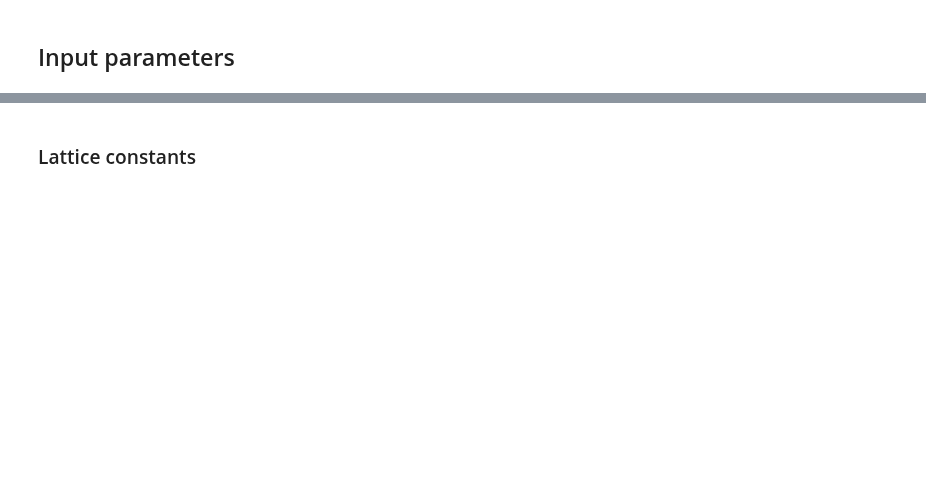
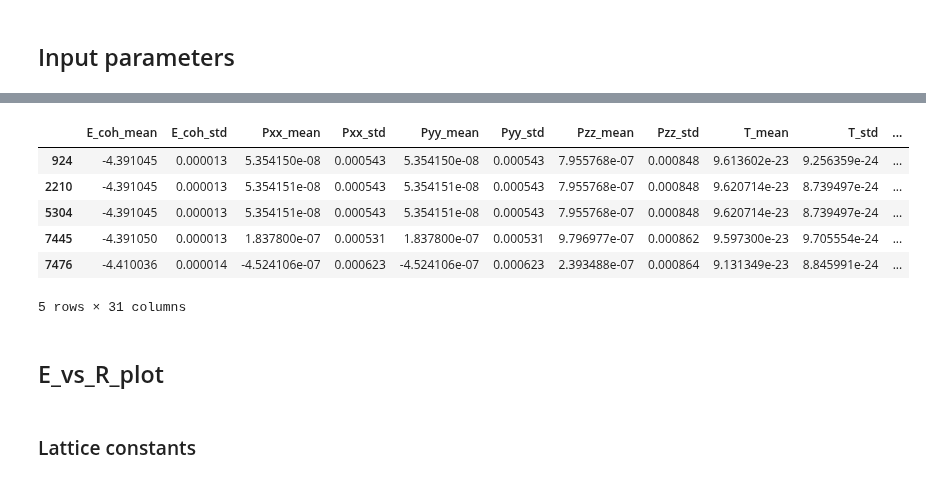
Before and after one commit to lmhale99/iprPy, a Jupyter notebook: website-generation/Comparison Plots.ipynb, the cells around one changed output, grey strips where cells are left out. Saved outputs shown, nothing was run; the diff lists cells and outputs as text; code cells hidden in the pictures; blank space fills up the shorter version.

```diff
--- a/website-generation/Comparison Plots.ipynb
+++ b/website-generation/Comparison Plots.ipynb
@@ -184,0 +134,7 @@ data
+# %%
+dynamic_df = []
+for record in dbase.iget_records(style=dynamic_recordstyle):
+    dynamic_df.append(record.todict())
+dynamic_df = pd.DataFrame(dynamic_df)
+print(str(len(dynamic_df)) + ' records loaded')
+print(dynamic_df.keys())
@@ -184,0 +223,21 @@ data
+# %%
+dynamic_dldf = dynamic_df[dynamic_df.prototype == prototype]
+scan_symbols = []
+for s in dynamic_dldf.symbols:
+    try:
+        scan_symbols.append('-'.join(s))
+    except:
+        scan_symbols.append('NN')
+scan_symbols = np.asarray(scan_symbols)
+dynamic_dldf = dynamic_dldf[scan_symbols==symbols]
+dynamic_dldf
+# %% [output]
+|  | E_coh_mean | E_coh_std | Pxx_mean | Pxx_std | Pyy_mean | Pyy_std | Pzz_mean | Pzz_std | T_mean | T_std | ... |
+| 924 | -4.391045 | 0.000013 | 5.354150e-08 | 0.000543 | 5.354150e-08 | 0.000543 | 7.955768e-07 | 0.000848 | 9.613602e-23 | 9.256359e-24 | ... |
+| 2210 | -4.391045 | 0.000013 | 5.354151e-08 | 0.000543 | 5.354151e-08 | 0.000543 | 7.955768e-07 | 0.000848 | 9.620714e-23 | 8.739497e-24 | ... |
+| 5304 | -4.391045 | 0.000013 | 5.354151e-08 | 0.000543 | 5.354151e-08 | 0.000543 | 7.955768e-07 | 0.000848 | 9.620714e-23 | 8.739497e-24 | ... |
+| 7445 | -4.391050 | 0.000013 | 1.837800e-07 | 0.000531 | 1.837800e-07 | 0.000531 | 9.796977e-07 | 0.000862 | 9.597300e-23 | 9.705554e-24 | ... |
+| 7476 | -4.410036 | 0.000014 | -4.524106e-07 | 0.000623 | -4.524106e-07 | 0.000623 | 2.393488e-07 | 0.000864 | 9.131349e-23 | 8.845991e-24 | ... |
+5 rows × 31 columns
+# %% [markdown]
+## E_vs_R_plot
```
Also changed, not shown: parts of 70 cells of this notebook, 10 other files.
